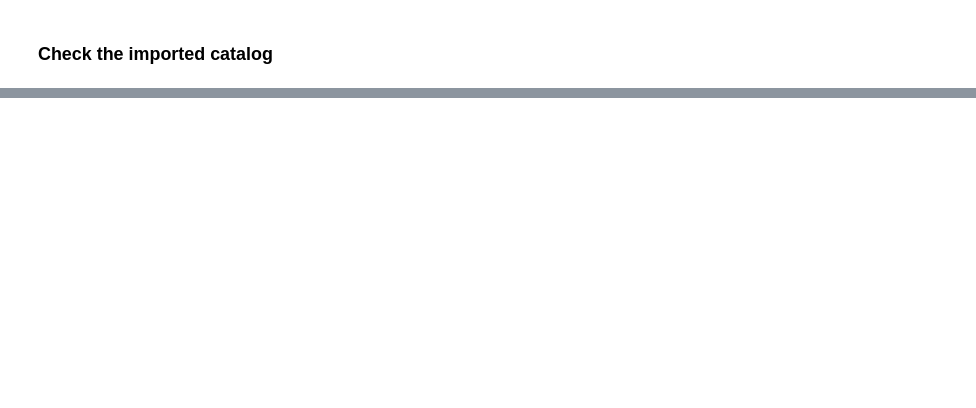
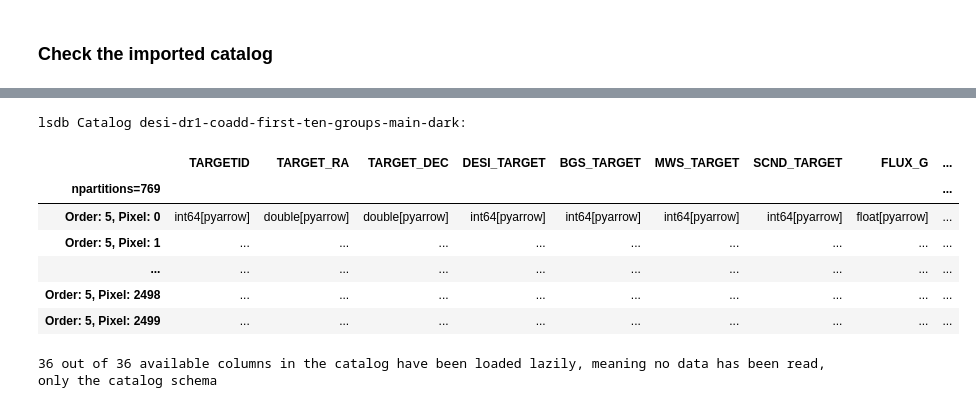
Before and after one commit to olivialynn/DESI-Crossmatch-Project, a Jupyter notebook: 00 - DESI Data/0.1 - Import a Subset.ipynb, the cells around one changed output, grey strips where cells are left out. Drawn from its saved outputs; the diff is of its cells as text; code cells hidden in the pictures; blank space fills up the shorter version.

```diff
--- a/00 - DESI Data/0.1 - Import a Subset.ipynb
+++ b/00 - DESI Data/0.1 - Import a Subset.ipynb
@@ -446,0 +408,13 @@ desi_dr1_test_cat.plot_points()
+# %%
+test_cat_target_groups = lsdb.open_catalog(catalog_path)
+test_cat_target_groups
+# %% [output]
+lsdb Catalog desi-dr1-coadd-first-ten-groups-main-dark:
+|  | TARGETID | TARGET_RA | TARGET_DEC | DESI_TARGET | BGS_TARGET | MWS_TARGET | SCND_TARGET | FLUX_G | ... |
+| npartitions=769 |  |  |  |  |  |  |  |  | ... |
+| Order: 5, Pixel: 0 | int64[pyarrow] | double[pyarrow] | double[pyarrow] | int64[pyarrow] | int64[pyarrow] | int64[pyarrow] | int64[pyarrow] | float[pyarrow] | ... |
+| Order: 5, Pixel: 1 | ... | ... | ... | ... | ... | ... | ... | ... | ... |
+| ... | ... | ... | ... | ... | ... | ... | ... | ... | ... |
+| Order: 5, Pixel: 2498 | ... | ... | ... | ... | ... | ... | ... | ... | ... |
+| Order: 5, Pixel: 2499 | ... | ... | ... | ... | ... | ... | ... | ... | ... |
+36 out of 36 available columns in the catalog have been loaded lazily, meaning no data has been read, only the catalog schema
```
Also changed, not shown: parts of 43 cells of this notebook, 2 other files.
